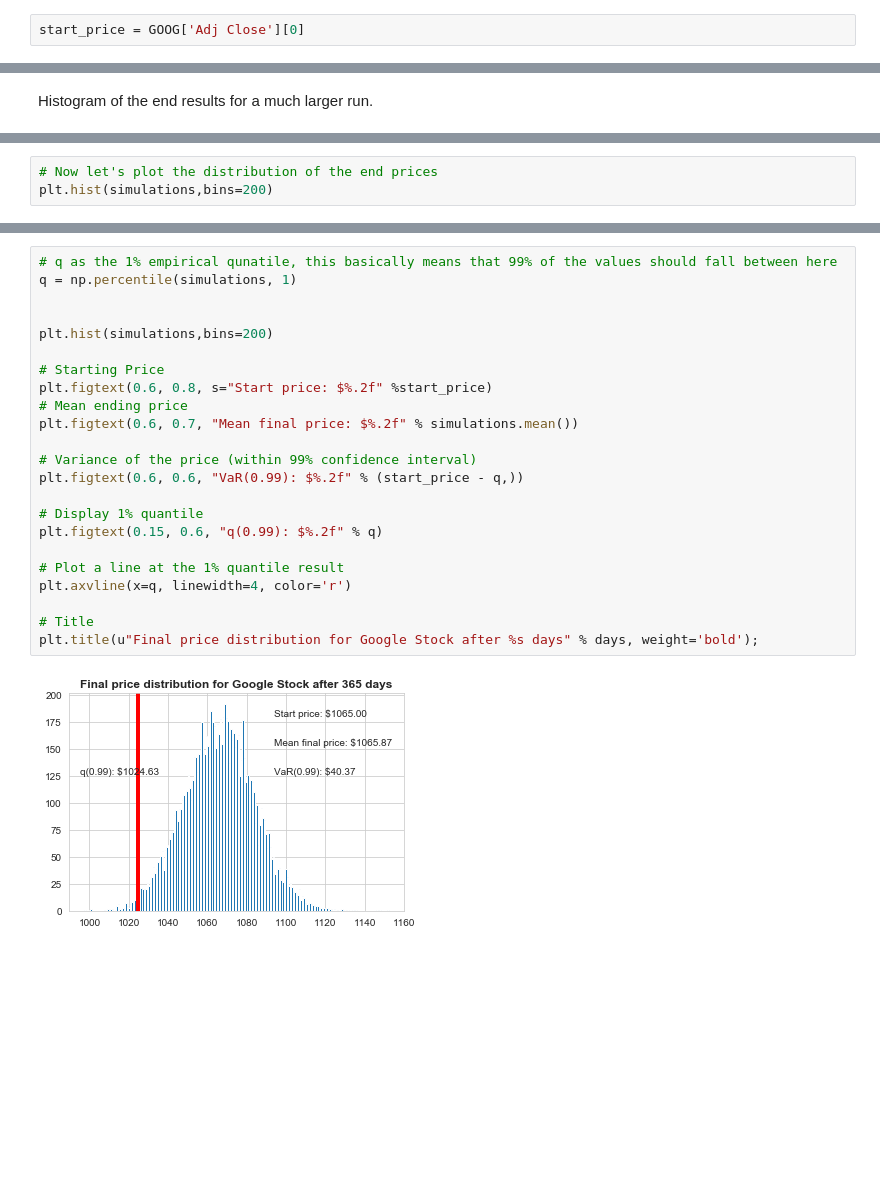
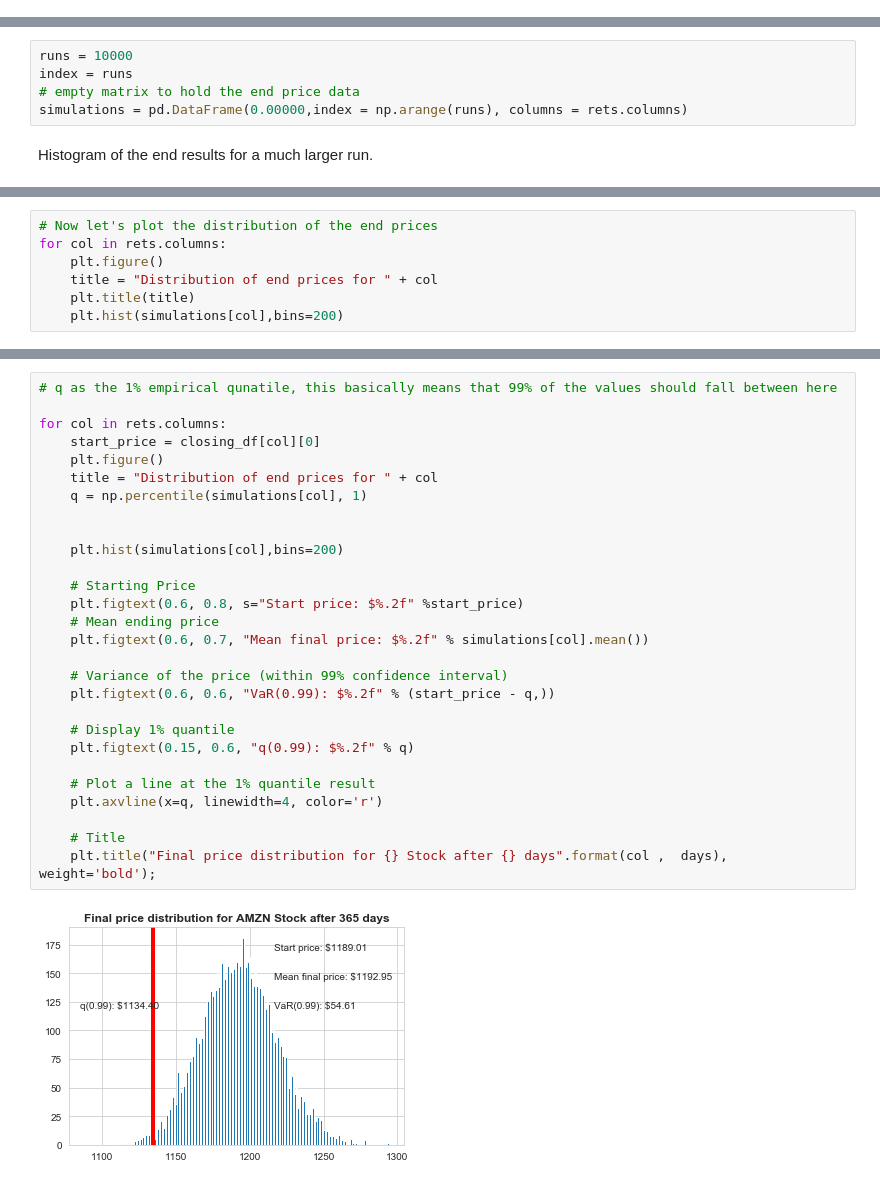
Before and after one commit to shethsukhada/Technology-Stocks-Analysis-using-Python, a Jupyter notebook: stock_market_analysis.ipynb, the cells around one changed output, grey strips where cells are left out. Drawn from its saved outputs; the diff is of its cells as text; blank space fills up the shorter version.

```diff
--- a/stock_market_analysis.ipynb
+++ b/stock_market_analysis.ipynb
@@ -425,6 +428,4 @@ GOOG.head()
 | 2018-01-04 | 1093.569946 | 1084.001953 | 1088.000000 | 1086.400024 | 1004600 | 1086.400024 | GOOG |
 | 2018-01-05 | 1104.250000 | 1092.000000 | 1094.000000 | 1102.229980 | 1279100 | 1102.229980 | GOOG |
 | 2018-01-08 | 1111.270020 | 1101.619995 | 1102.229980 | 1106.939941 | 1047600 | 1106.939941 | GOOG |
-# %%
-start_price = GOOG['Adj Close'][0]
 # %%
@@ -439,3 +448,8 @@ Text(0.5, 1.0, 'Monte Carlo Analysis for Google')
+# %%
+runs = 10000
+index = runs
+# empty matrix to hold the end price data
+simulations = pd.DataFrame(0.00000,index = np.arange(runs), columns = rets.columns)
 # %% [markdown]
 Histogram of the end results for a much larger run.
 # %%
@@ -453,4 +466,8 @@ for run in range(runs):
 # %%
 # Now let's plot the distribution of the end prices
-plt.hist(simulations,bins=200)
+for col in rets.columns:
+    plt.figure()
+    title = "Distribution of end prices for " + col
+    plt.title(title)
+    plt.hist(simulations[col],bins=200)
 # %% [output]
@@ -462,25 +478,30 @@ plt.hist(simulations,bins=200)
 # %%
 # q as the 1% empirical qunatile, this basically means that 99% of the values should fall between here
-q = np.percentile(simulations, 1)
+
+for col in rets.columns:
+    start_price = closing_df[col][0]
+    plt.figure()
+    title = "Distribution of end prices for " + col
+    q = np.percentile(simulations[col], 1)
 
 
-plt.hist(simulations,bins=200)
+    plt.hist(simulations[col],bins=200)
 
-# Starting Price
-plt.figtext(0.6, 0.8, s="Start price: $%.2f" %start_price)
-# Mean ending price
-plt.figtext(0.6, 0.7, "Mean final price: $%.2f" % simulations.mean())
+    # Starting Price
+    plt.figtext(0.6, 0.8, s="Start price: $%.2f" %start_price)
+    # Mean ending price
+    plt.figtext(0.6, 0.7, "Mean final price: $%.2f" % simulations[col].mean())
 
-# Variance of the price (within 99% confidence interval)
-plt.figtext(0.6, 0.6, "VaR(0.99): $%.2f" % (start_price - q,))
+    # Variance of the price (within 99% confidence interval)
+    plt.figtext(0.6, 0.6, "VaR(0.99): $%.2f" % (start_price - q,))
 
-# Display 1% quantile
-plt.figtext(0.15, 0.6, "q(0.99): $%.2f" % q)
+    # Display 1% quantile
+    plt.figtext(0.15, 0.6, "q(0.99): $%.2f" % q)
 
-# Plot a line at the 1% quantile result
-plt.axvline(x=q, linewidth=4, color='r')
+    # Plot a line at the 1% quantile result
+    plt.axvline(x=q, linewidth=4, color='r')
 
-# Title
-plt.title(u"Final price distribution for Google Stock after %s days" % days, weight='bold');
+    # Title
+    plt.title("Final price distribution for {} Stock after {} days".format(col ,  days), weight='bold');
 # %% [output]
-[figure, old version]
+[figure, new version]
```
Also changed, not shown: parts of 11 cells of this notebook.
